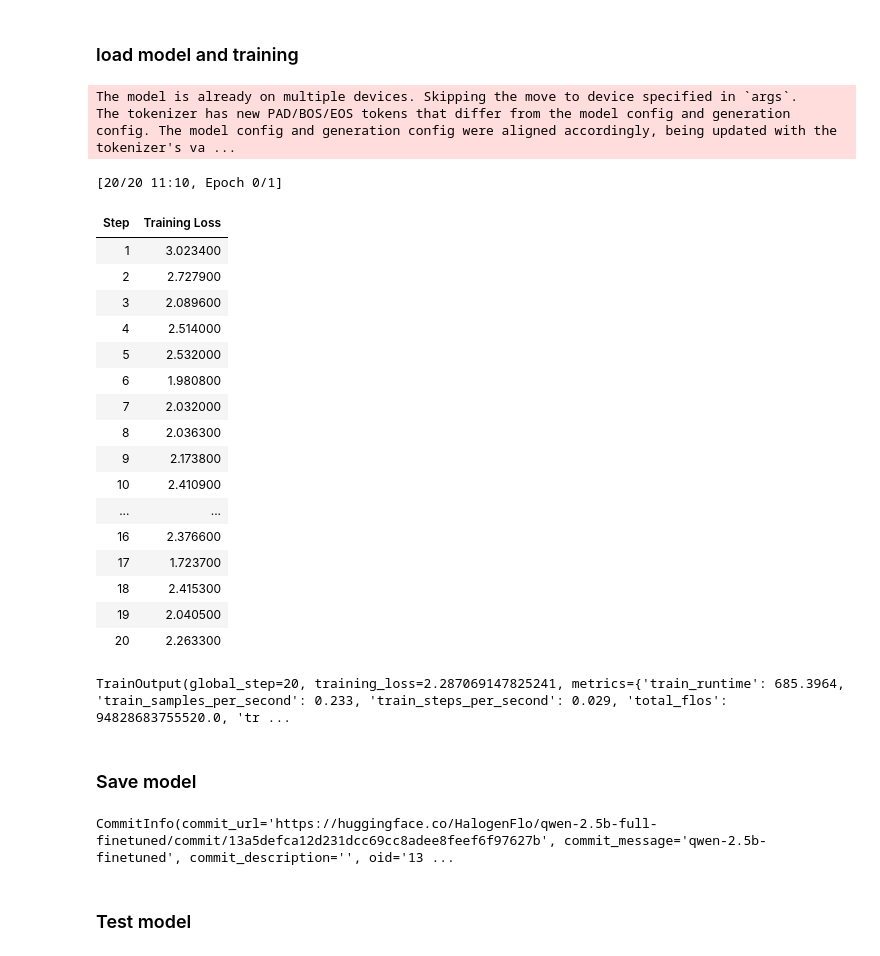
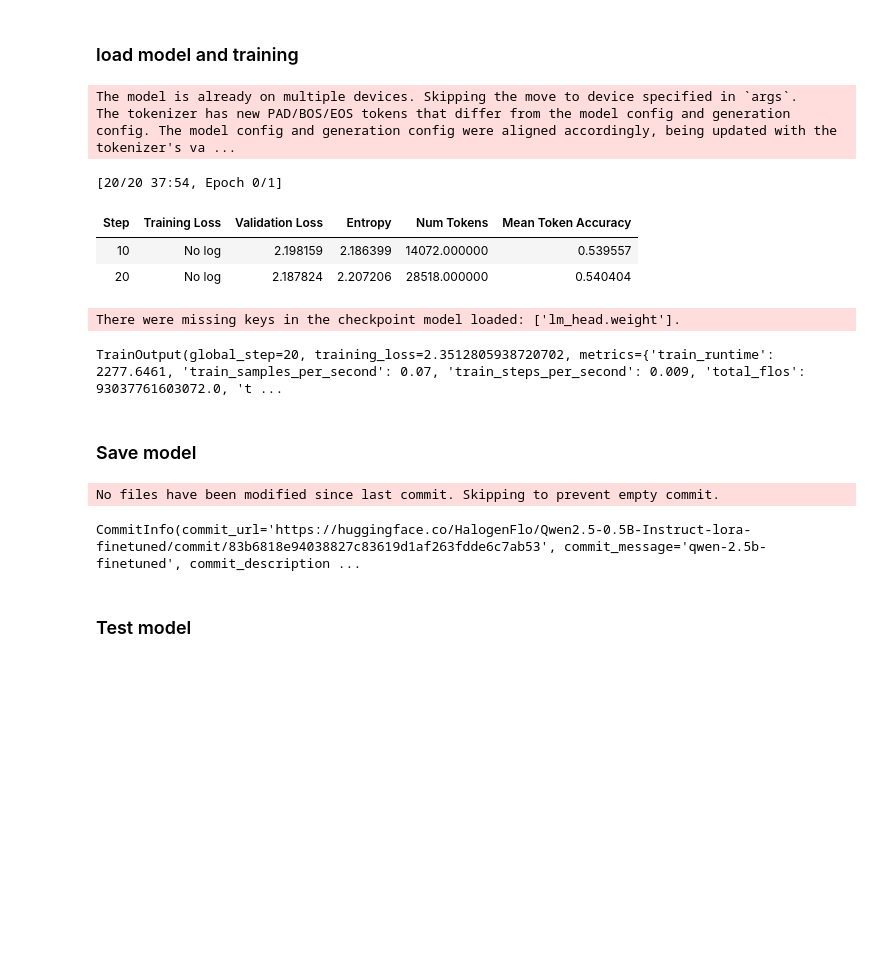
Before and after one commit to HalogenFlo/TIC_-Hugging_Face_Models_Mastery_RD, a Jupyter notebook: notebook/step5_TIC_Mastery.ipynb, the cells around one changed output. Drawn from its saved outputs; the diff is of its cells as text; code cells hidden in the pictures; blank space fills up the shorter version.

Commit message:
complete step 6 and step 7

```diff
--- a/notebook/step5_TIC_Mastery.ipynb
+++ b/notebook/step5_TIC_Mastery.ipynb
@@ -89,65 +92,62 @@ dataset = dataset.map(format_prompt, batched=True)
 # %%
 model_name = "Qwen/Qwen2.5-0.5B-Instruct"
 
 tokenizer = AutoTokenizer.from_pretrained(model_name)
 tokenizer.pad_token = tokenizer.eos_token
 
 model = AutoModelForCausalLM.from_pretrained(
     model_name,
     device_map="auto",
 )
 
-config = TrainingArguments(
-    output_dir = "./qwen-2.5b-full-finetuned",
-    per_device_train_batch_size = 2,
-    gradient_accumulation_steps = 4,
-    learning_rate = 2e-5,
-    num_train_epochs = 3,
-    fp16 = not torch.cuda.is_bf16_supported(),
-    bf16 = torch.cuda.is_bf16_supported(),
-    logging_steps = 1,
-    optim = "adamw_torch",
-    report_to = "none",
-    save_steps = 10,
-    max_steps = 20
-)
 
+dataset_split = dataset.train_test_split(test_size=0.1, seed=42)
+train_data = dataset_split["train"]
+eval_data = dataset_split["test"]
 
 trainer = SFTTrainer(
-    model = model,
-    train_dataset = dataset,
-    args = config,
+    model=model,
+    train_dataset=train_data,
+    eval_dataset=eval_data,
+    processing_class=tokenizer,
+    args=TrainingArguments(
+        output_dir=model_name.split("/")[-1] + "-lora-finetuned",
+        per_device_train_batch_size=2,
+        gradient_accumulation_steps=4,
+        save_strategy="steps",
+        save_steps=10,
+        eval_strategy="steps",
+        eval_steps=10,
+        logging_strategy="steps",
+        load_best_model_at_end=True,
+        save_total_limit=1,
+        optim="adamw_torch",
+        lr_scheduler_type="cosine",
+        learning_rate=2e-5,
+        weight_decay=0.01,
+        push_to_hub=True,
+        max_steps=20,
+        # save_steps=10,
+    )
 )
 
 trainer.train()
 # %% [output]
 The model is already on multiple devices. Skipping the move to device specified in `args`.
 The tokenizer has new PAD/BOS/EOS tokens that differ from the model config and generation config. The model config and generation config were aligned accordingly, being updated with the tokenizer's va ...
-[20/20 11:10, Epoch 0/1]
+[20/20 37:54, Epoch 0/1]
-| Step | Training Loss |
-| 1 | 3.023400 |
-| 2 | 2.727900 |
-| 3 | 2.089600 |
-| 4 | 2.514000 |
-| 5 | 2.532000 |
-| 6 | 1.980800 |
-| 7 | 2.032000 |
-| 8 | 2.036300 |
-| 9 | 2.173800 |
-| 10 | 2.410900 |
-| ... | ... |
-| 16 | 2.376600 |
-| 17 | 1.723700 |
-| 18 | 2.415300 |
-| 19 | 2.040500 |
-| 20 | 2.263300 |
+| Step | Training Loss | Validation Loss | Entropy | Num Tokens | Mean Token Accuracy |
+| 10 | No log | 2.198159 | 2.186399 | 14072.000000 | 0.539557 |
+| 20 | No log | 2.187824 | 2.207206 | 28518.000000 | 0.540404 |
-TrainOutput(global_step=20, training_loss=2.287069147825241, metrics={'train_runtime': 685.3964, 'train_samples_per_second': 0.233, 'train_steps_per_second': 0.029, 'total_flos': 94828683755520.0, 'tr ...
+There were missing keys in the checkpoint model loaded: ['lm_head.weight'].
+TrainOutput(global_step=20, training_loss=2.3512805938720702, metrics={'train_runtime': 2277.6461, 'train_samples_per_second': 0.07, 'train_steps_per_second': 0.009, 'total_flos': 93037761603072.0, 't ...
 # %% [markdown]
 ### Save model
 # %%
 trainer.push_to_hub("qwen-2.5b-finetuned")
 # %% [output]
-CommitInfo(commit_url='https://huggingface.co/HalogenFlo/qwen-2.5b-full-finetuned/commit/13a5defca12d231dcc69cc8adee8feef6f97627b', commit_message='qwen-2.5b-finetuned', commit_description='', oid='13 ...
+No files have been modified since last commit. Skipping to prevent empty commit.
+CommitInfo(commit_url='https://huggingface.co/HalogenFlo/Qwen2.5-0.5B-Instruct-lora-finetuned/commit/83b6818e94038827c83619d1af263fdde6c7ab53', commit_message='qwen-2.5b-finetuned', commit_description ...
 # %% [markdown]
 ### Test model
 # %%
```
Also changed, not shown: parts of 2 cells of this notebook, 4 other files.
